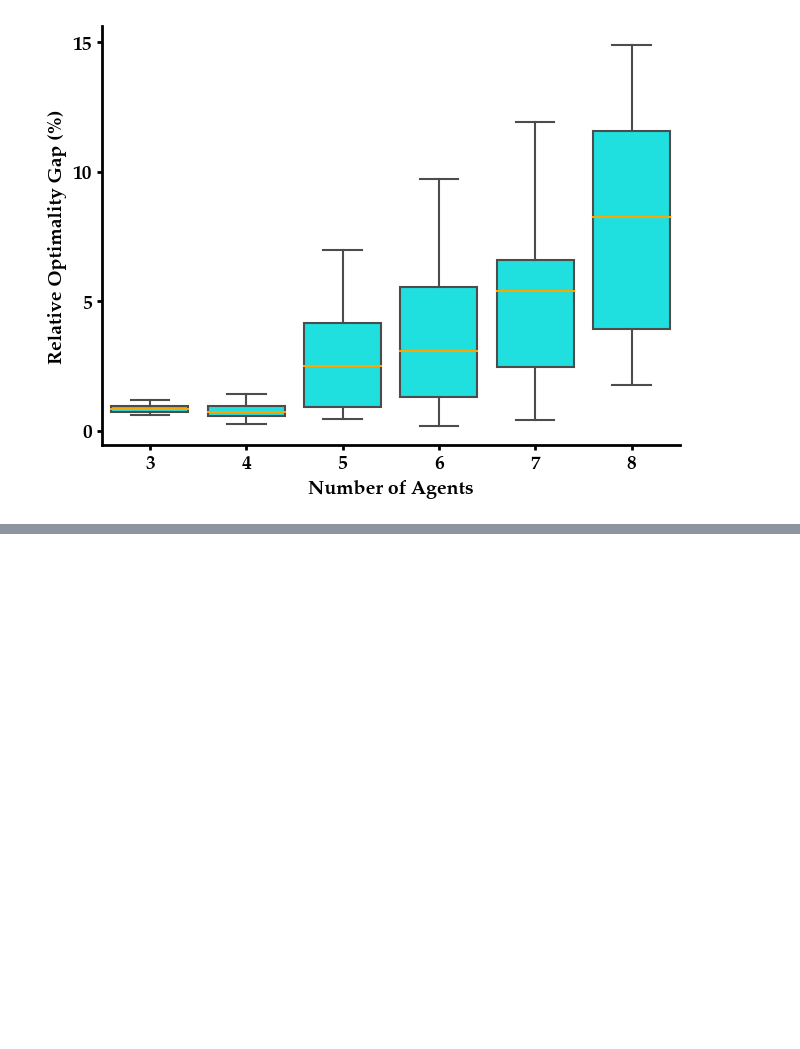
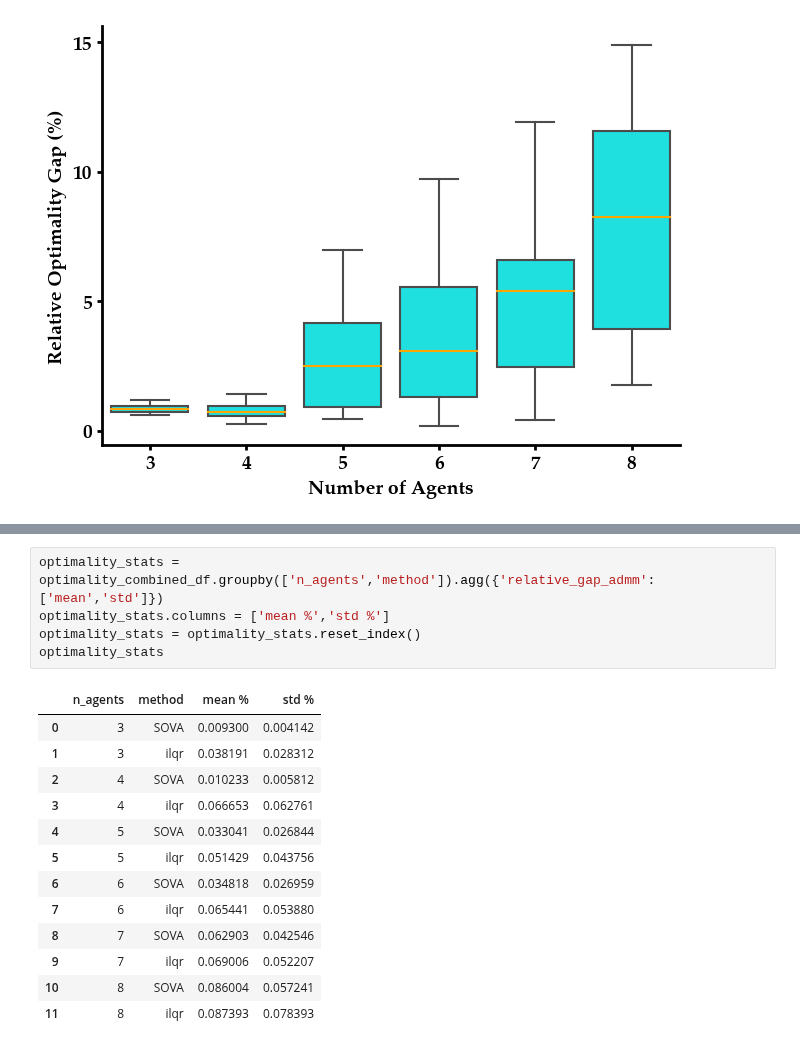
Before and after one commit to labicon/Potential-ADMM_code, a Jupyter notebook: distributed_ADMM/monte_carlo_analysis.ipynb, the cells around one changed output, grey strips where cells are left out. Drawn from its saved outputs; the diff is of its cells as text; blank space fills up the shorter version.

```diff
--- a/distributed_ADMM/monte_carlo_analysis.ipynb
+++ b/distributed_ADMM/monte_carlo_analysis.ipynb
@@ -257,0 +392,19 @@ plt.show()
+# %%
+optimality_stats = optimality_combined_df.groupby(['n_agents','method']).agg({'relative_gap_admm':['mean','std']})
+optimality_stats.columns = ['mean %','std %']
+optimality_stats = optimality_stats.reset_index()
+optimality_stats
+# %% [output]
+|  | n_agents | method | mean % | std % |
+| 0 | 3 | SOVA | 0.009300 | 0.004142 |
+| 1 | 3 | ilqr | 0.038191 | 0.028312 |
+| 2 | 4 | SOVA | 0.010233 | 0.005812 |
+| 3 | 4 | ilqr | 0.066653 | 0.062761 |
+| 4 | 5 | SOVA | 0.033041 | 0.026844 |
+| 5 | 5 | ilqr | 0.051429 | 0.043756 |
+| 6 | 6 | SOVA | 0.034818 | 0.026959 |
+| 7 | 6 | ilqr | 0.065441 | 0.053880 |
+| 8 | 7 | SOVA | 0.062903 | 0.042546 |
+| 9 | 7 | ilqr | 0.069006 | 0.052207 |
+| 10 | 8 | SOVA | 0.086004 | 0.057241 |
+| 11 | 8 | ilqr | 0.087393 | 0.078393 |
```
Also changed, not shown: parts of 20 cells of this notebook, 4 other files.
